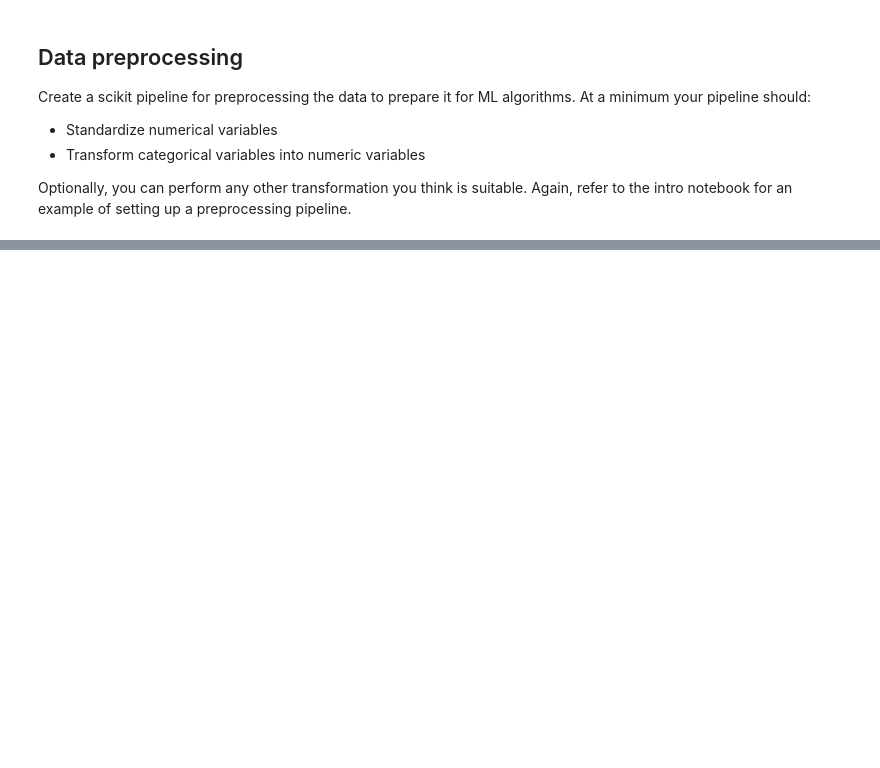
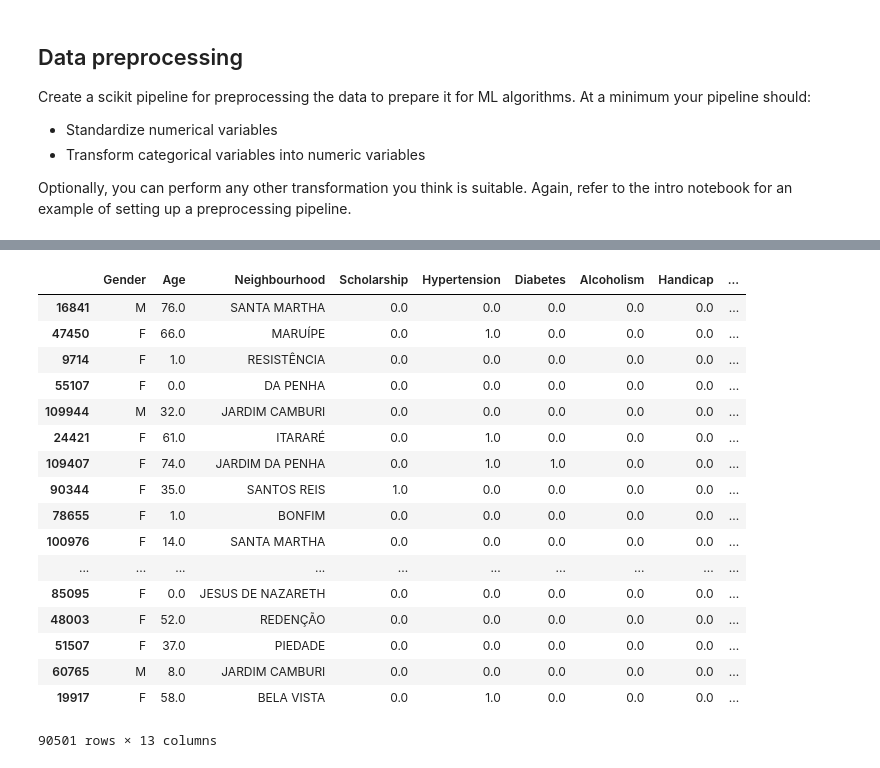
Before and after one commit to elhamsharifi/mldm_project2, a Jupyter notebook: partI.ipynb, the cells around one changed output, grey strips where cells are left out. Cells and saved outputs as stored; diff of their text form; code cells hidden in the pictures; blank space fills up the shorter version.

```diff
--- a/partI.ipynb
+++ b/partI.ipynb
@@ -386,7 +539,13 @@ Create a scikit pipeline for preprocessing the data to prepare it for ML algorit
 
 Optionally, you can perform any other transformation you think is suitable. Again, refer to the intro notebook for an example of setting up a preprocessing pipeline.
 # %%
-cat_attributes = ['Gender', 'Neighbourhood','No_Show' ]
-not_used_attributes=['PatientId', 'AppointmentId', 'Gender', 'ScheduledDay','AppointmentDay']
-num_attributes = [x for x in list(train_set) if ((x not in cat_attributes) & (x not in not_used_attributes)) ]
-num_attributes
+
+cat_attributes1 = ['Gender','Neighbourhood']
+cat_attributes2=['Handicap','weekday','Waiting_Time_Cat','Age_Cat']
+not_used_attributes=['PatientId', 'AppointmentId', 'ScheduledDay','AppointmentDay','No_Show', 'sex','Show_Status', 'area' ]
+num_attributes=['Age', 'Waiting_Time']
+#binary_attributes = [x for x in list(train_set) if ((x not in cat_attributes) & (x not in not_used_attributes)& (x not in num_attributes)) ]
+binary_attributes = [x for x in list(train_set) if (x not in (cat_attributes1+cat_attributes2+not_used_attributes+num_attributes)) ]
+
+clean_train_set = train_set.drop(not_used_attributes, axis=1)
+train_set_labels = train_set['Show_Status'].copy()
@@ -408,3 +588,24 @@ num_attributes
+# %%
+clean_train_set
+# %% [output]
+|  | Gender | Age | Neighbourhood | Scholarship | Hypertension | Diabetes | Alcoholism | Handicap | ... |
+| 16841 | M | 76.0 | SANTA MARTHA | 0.0 | 0.0 | 0.0 | 0.0 | 0.0 | ... |
+| 47450 | F | 66.0 | MARUÍPE | 0.0 | 1.0 | 0.0 | 0.0 | 0.0 | ... |
+| 9714 | F | 1.0 | RESISTÊNCIA | 0.0 | 0.0 | 0.0 | 0.0 | 0.0 | ... |
+| 55107 | F | 0.0 | DA PENHA | 0.0 | 0.0 | 0.0 | 0.0 | 0.0 | ... |
+| 109944 | M | 32.0 | JARDIM CAMBURI | 0.0 | 0.0 | 0.0 | 0.0 | 0.0 | ... |
+| 24421 | F | 61.0 | ITARARÉ | 0.0 | 1.0 | 0.0 | 0.0 | 0.0 | ... |
+| 109407 | F | 74.0 | JARDIM DA PENHA | 0.0 | 1.0 | 1.0 | 0.0 | 0.0 | ... |
+| 90344 | F | 35.0 | SANTOS REIS | 1.0 | 0.0 | 0.0 | 0.0 | 0.0 | ... |
+| 78655 | F | 1.0 | BONFIM | 0.0 | 0.0 | 0.0 | 0.0 | 0.0 | ... |
+| 100976 | F | 14.0 | SANTA MARTHA | 0.0 | 0.0 | 0.0 | 0.0 | 0.0 | ... |
+| ... | ... | ... | ... | ... | ... | ... | ... | ... | ... |
+| 85095 | F | 0.0 | JESUS DE NAZARETH | 0.0 | 0.0 | 0.0 | 0.0 | 0.0 | ... |
+| 48003 | F | 52.0 | REDENÇÃO | 0.0 | 0.0 | 0.0 | 0.0 | 0.0 | ... |
+| 51507 | F | 37.0 | PIEDADE | 0.0 | 0.0 | 0.0 | 0.0 | 0.0 | ... |
+| 60765 | M | 8.0 | JARDIM CAMBURI | 0.0 | 0.0 | 0.0 | 0.0 | 0.0 | ... |
+| 19917 | F | 58.0 | BELA VISTA | 0.0 | 1.0 | 0.0 | 0.0 | 0.0 | ... |
+90501 rows × 13 columns
 # %%
 from sklearn.base import BaseEstimator, TransformerMixin
 from sklearn.pipeline import Pipeline, FeatureUnion
```
Also changed, not shown: parts of 29 cells of this notebook.
